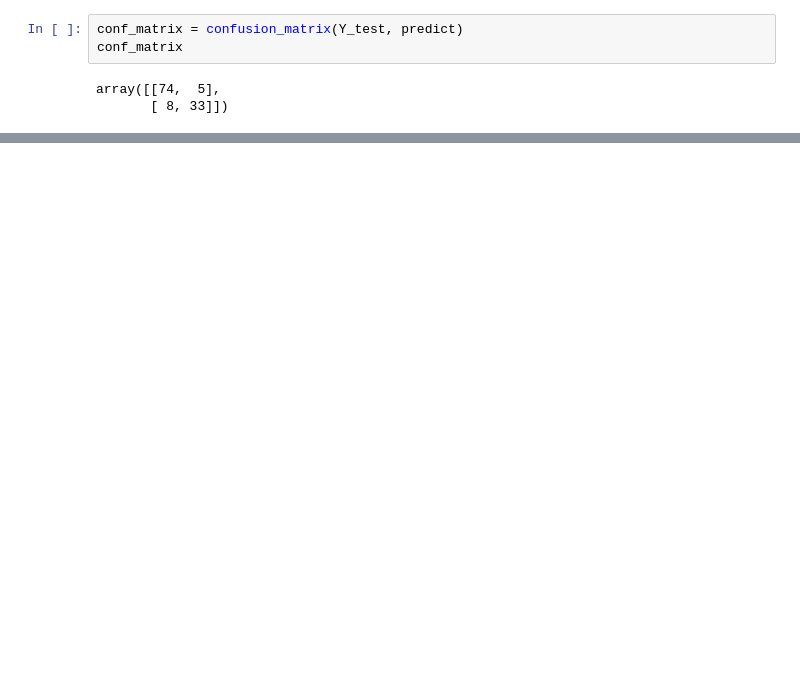
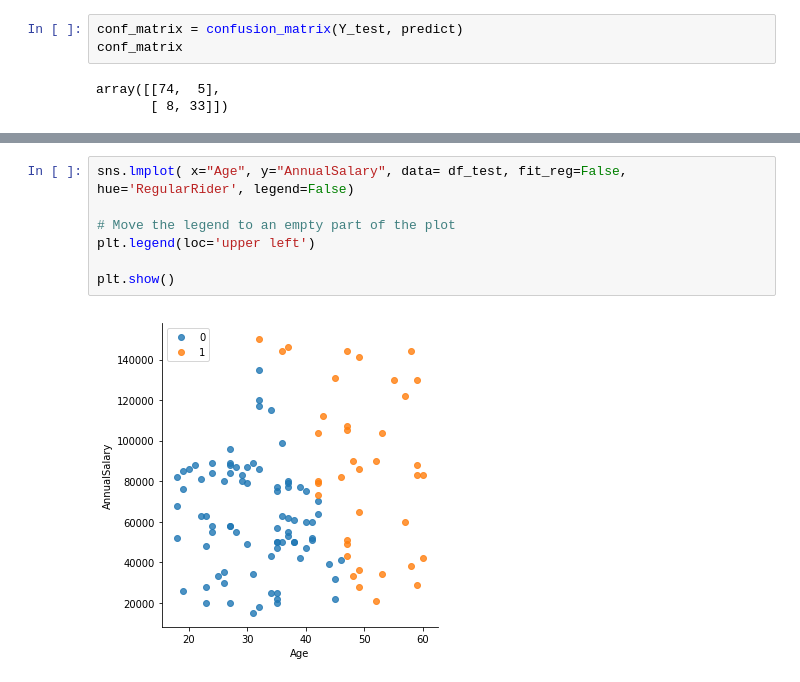
Before and after one commit to tungduongbk/tungduong, a Jupyter notebook: Uber_usage_logistic.ipynb, the cells around one changed output, grey strips where cells are left out. Drawn from its saved outputs; the diff is of its cells as text; blank space fills up the shorter version.

```diff
--- a/Uber_usage_logistic.ipynb
+++ b/Uber_usage_logistic.ipynb
@@ -151,0 +187,9 @@ plt.show()
+# %%
+sns.lmplot( x="Age", y="AnnualSalary", data= df_test, fit_reg=False, hue='RegularRider', legend=False)
+
+# Move the legend to an empty part of the plot
+plt.legend(loc='upper left')
+
+plt.show()
+# %% [output]
+[figure, added]
```
Also changed, not shown: parts of 23 cells of this notebook, 1 other file.
